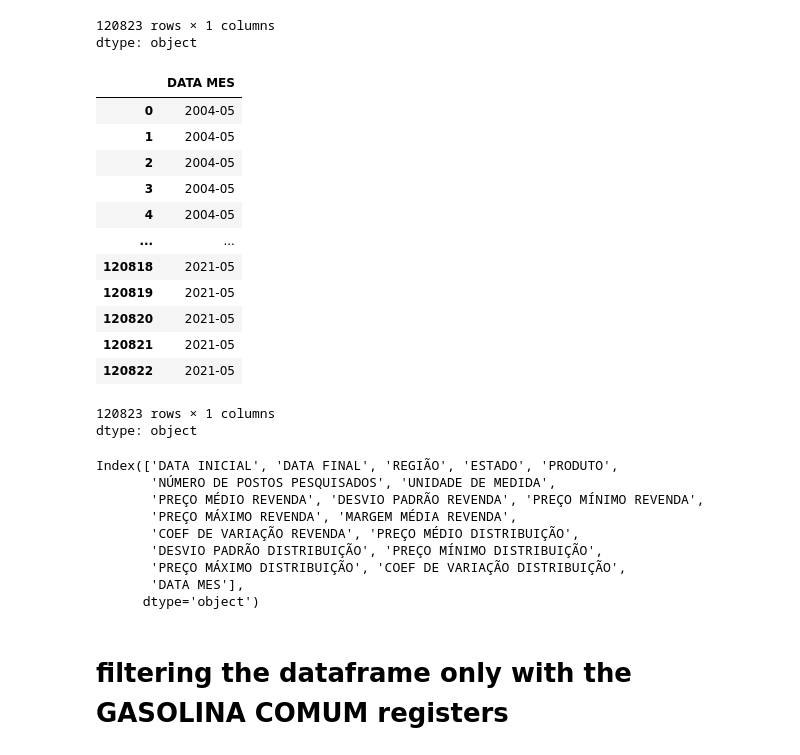
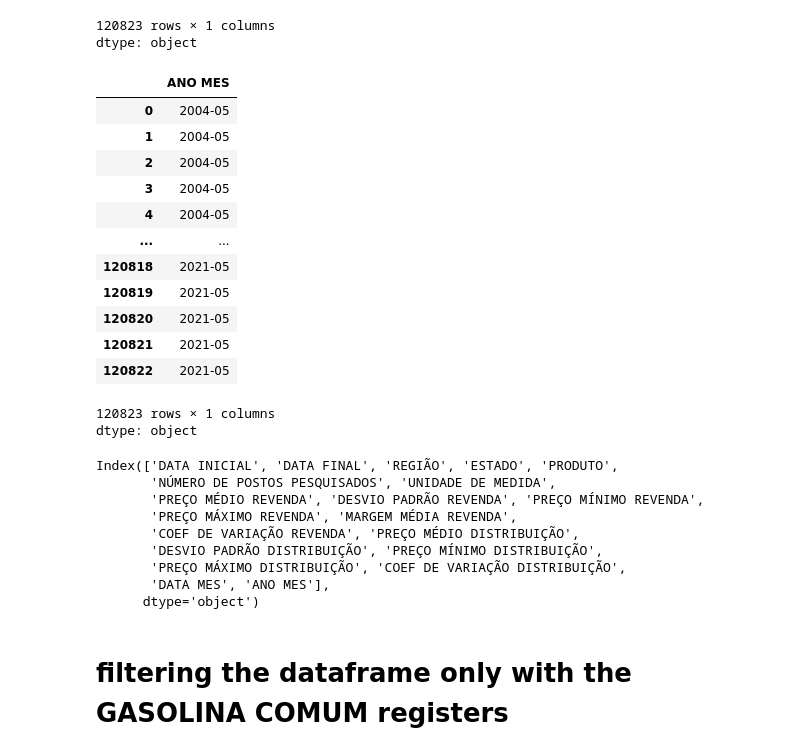
Before and after one commit to italofvaz/gas_price_brazil, a Jupyter notebook: eda_gas_price_brazil-5.ipynb, the cells around one changed output. Drawn from its saved outputs; the diff is of its cells as text; code cells hidden in the pictures.

```diff
--- a/eda_gas_price_brazil.ipynb
+++ b/eda_gas_price_brazil-5.ipynb
@@ -102,11 +101,11 @@ dtype: object
 df['DATA INICIAL'] = pd.to_datetime(df['DATA INICIAL'])
 df['DATA FINAL'] = pd.to_datetime(df['DATA FINAL'])
 # %%
-df['DATA MES'] = df['DATA FINAL'].apply(lambda x : '{}'.format(x.year)) + df['DATA FINAL'].apply(lambda x : '-{:02d}'.format(x.month))
+df['ANO MES'] = df['DATA FINAL'].apply(lambda x : '{}'.format(x.year)) + df['DATA FINAL'].apply(lambda x : '-{:02d}'.format(x.month))
 # %%
-df['DATA MES']
+df['ANO MES']
 # %% [output]
-|  | DATA MES |
+|  | ANO MES |
 | 0 | 2004-05 |
 | 1 | 2004-05 |
 | 2 | 2004-05 |
@@ -130,7 +129,7 @@ Index(['DATA INICIAL', 'DATA FINAL', 'REGIÃO', 'ESTADO', 'PRODUTO',
        'COEF DE VARIAÇÃO REVENDA', 'PREÇO MÉDIO DISTRIBUIÇÃO',
        'DESVIO PADRÃO DISTRIBUIÇÃO', 'PREÇO MÍNIMO DISTRIBUIÇÃO',
        'PREÇO MÁXIMO DISTRIBUIÇÃO', 'COEF DE VARIAÇÃO DISTRIBUIÇÃO',
-       'DATA MES'],
+       'DATA MES', 'ANO MES'],
       dtype='object')
 # %% [markdown]
 # filtering the dataframe only with the GASOLINA COMUM registers
```
Also changed, not shown: parts of 19 cells of this notebook.
